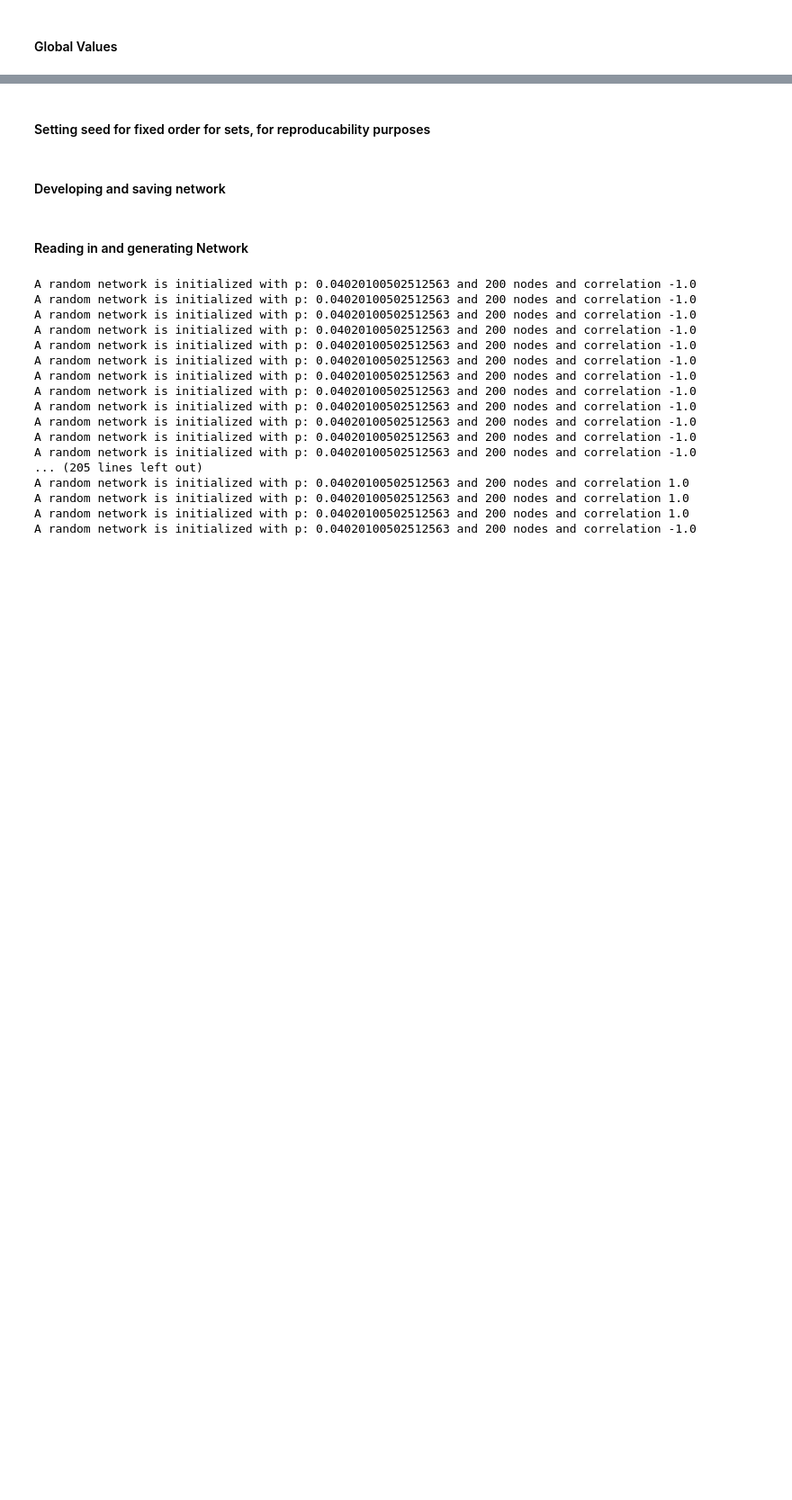
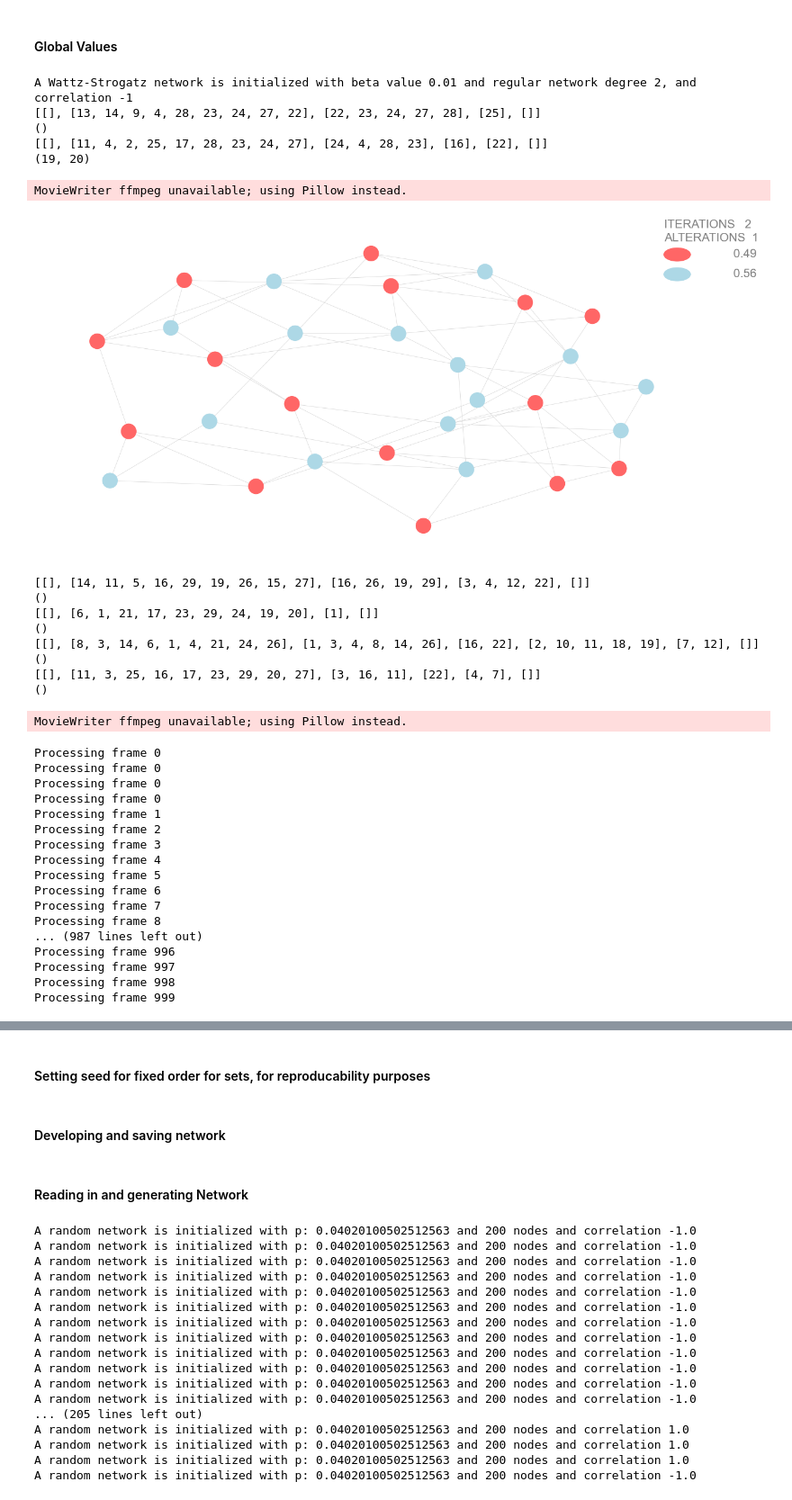
Before and after one commit to salomepoulain/complex_systems_networked, a Jupyter notebook: main.ipynb, the cells around one changed output, grey strips where cells are left out. Shown: that part at 90% size. Cells and saved outputs as stored; diff of their text form; code cells hidden in the pictures; blank space fills up the shorter version.

Commit message:
this is everything that regards the newest and latest animations

```diff
--- a/main.ipynb
+++ b/main.ipynb
@@ -22,3 +23,63 @@ average_degree = 8
 starting_distribution = 0.5     # L / R ratio (niet per se nodig maar kan misschien leuk zijn om te varieern)
 p = average_degree/(num_nodes-1)
 updates = 300000
+# %%
+network = ""
+num_nodes = 30
+mean = 0
+correlation = -1
+starting_distribution = 0.5
+update_fraction = 0.3
+seed = None
+p = 0.01
+k = 2
+m = 2
+
+# def __init__(self, network, num_nodes, mean=0, correlation=-1, starting_distribution=0.5, update_fraction=0.2, seed=None, p=0.1, k=None, m=2):
+network = Network(network, num_nodes, mean, correlation, starting_distribution, update_fraction, seed, p, k, m)
+
+cascade_amount = 6
+create_animation(network, cascade_amount)
+create_holy_grale(network, cascade_amount)
+# simulate for some iteration to create a nicer structure
+# for _ in range(100):
+#     network.update_round()
+
+# # plot_network(network)
+# old_network_connections, connections, length_left, length_right = plot_cascade(network, 1)
+
+# connections2, length_left, length_right = plot_cascade(network, 2)
+# %% [output]
+A Wattz-Strogatz network is initialized with beta value 0.01 and regular network degree 2, and correlation -1
+[[], [13, 14, 9, 4, 28, 23, 24, 27, 22], [22, 23, 24, 27, 28], [25], []]
+()
+[[], [11, 4, 2, 25, 17, 28, 23, 24, 27], [24, 4, 28, 23], [16], [22], []]
+(19, 20)
+MovieWriter ffmpeg unavailable; using Pillow instead.
+[figure, added]
+[[], [14, 11, 5, 16, 29, 19, 26, 15, 27], [16, 26, 19, 29], [3, 4, 12, 22], []]
+()
+[[], [6, 1, 21, 17, 23, 29, 24, 19, 20], [1], []]
+()
+[[], [8, 3, 14, 6, 1, 4, 21, 24, 26], [1, 3, 4, 8, 14, 26], [16, 22], [2, 10, 11, 18, 19], [7, 12], []]
+()
+[[], [11, 3, 25, 16, 17, 23, 29, 20, 27], [3, 16, 11], [22], [4, 7], []]
+()
+MovieWriter ffmpeg unavailable; using Pillow instead.
+Processing frame 0
+Processing frame 0
+Processing frame 0
+Processing frame 0
+Processing frame 1
+Processing frame 2
+Processing frame 3
+Processing frame 4
+Processing frame 5
+Processing frame 6
+Processing frame 7
+Processing frame 8
+... (987 lines left out)
+Processing frame 996
+Processing frame 997
+Processing frame 998
+Processing frame 999
```
Also changed, not shown: parts of 4 cells of this notebook, 5 other files.
